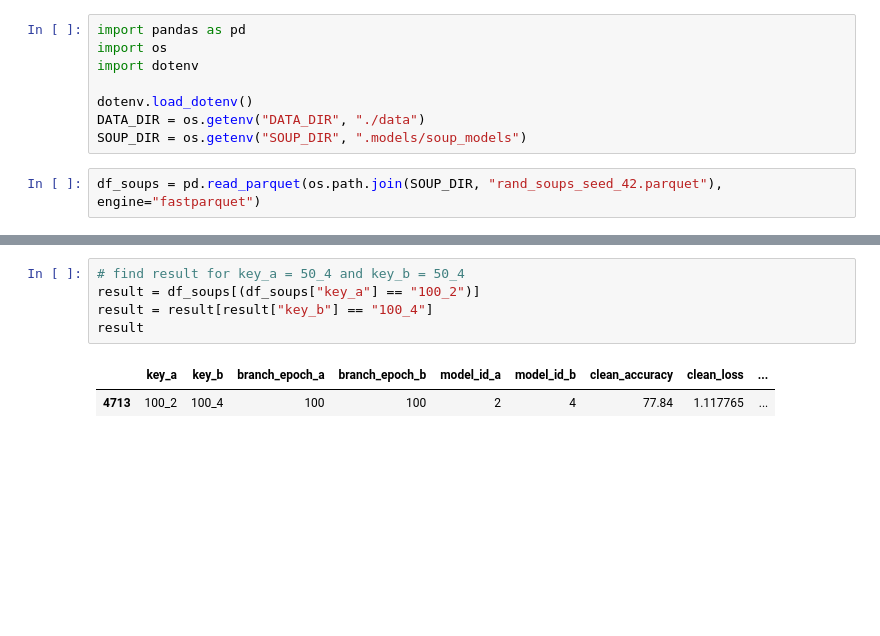
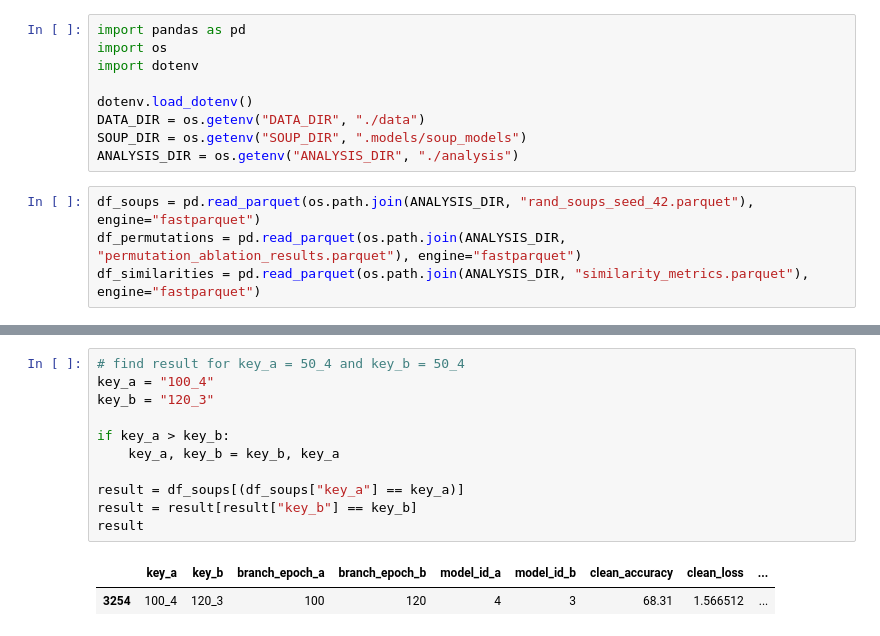
Before and after one commit to chipnbits/too-salty, a Jupyter notebook: data_analysis.ipynb, the cells around one changed output, grey strips where cells are left out. Drawn from its saved outputs; the diff is of its cells as text; blank space fills up the shorter version.

```diff
--- a/data_analysis.ipynb
+++ b/data_analysis.ipynb
@@ -6,5 +6,8 @@ import dotenv
 dotenv.load_dotenv()
 DATA_DIR = os.getenv("DATA_DIR", "./data")
 SOUP_DIR = os.getenv("SOUP_DIR", ".models/soup_models")
+ANALYSIS_DIR = os.getenv("ANALYSIS_DIR", "./analysis")
 # %%
-df_soups = pd.read_parquet(os.path.join(SOUP_DIR, "rand_soups_seed_42.parquet"), engine="fastparquet")
+df_soups = pd.read_parquet(os.path.join(ANALYSIS_DIR, "rand_soups_seed_42.parquet"), engine="fastparquet")
+df_permutations = pd.read_parquet(os.path.join(ANALYSIS_DIR, "permutation_ablation_results.parquet"), engine="fastparquet")
+df_similarities = pd.read_parquet(os.path.join(ANALYSIS_DIR, "similarity_metrics.parquet"), engine="fastparquet")
@@ -27,8 +82,14 @@ plt.show()
 # %%
 # find result for key_a = 50_4 and key_b = 50_4
-result = df_soups[(df_soups["key_a"] == "100_2")]
-result = result[result["key_b"] == "100_4"]
+key_a = "100_4"
+key_b = "120_3"
+
+if key_a > key_b:
+    key_a, key_b = key_b, key_a
+
+result = df_soups[(df_soups["key_a"] == key_a)]
+result = result[result["key_b"] == key_b]
 result
 # %% [output]
 |  | key_a | key_b | branch_epoch_a | branch_epoch_b | model_id_a | model_id_b | clean_accuracy | clean_loss | ... |
-| 4713 | 100_2 | 100_4 | 100 | 100 | 2 | 4 | 77.84 | 1.117765 | ... |
+| 3254 | 100_4 | 120_3 | 100 | 120 | 4 | 3 | 68.31 | 1.566512 | ... |
```
Also changed, not shown: parts of 2 cells of this notebook, 10 other files.
